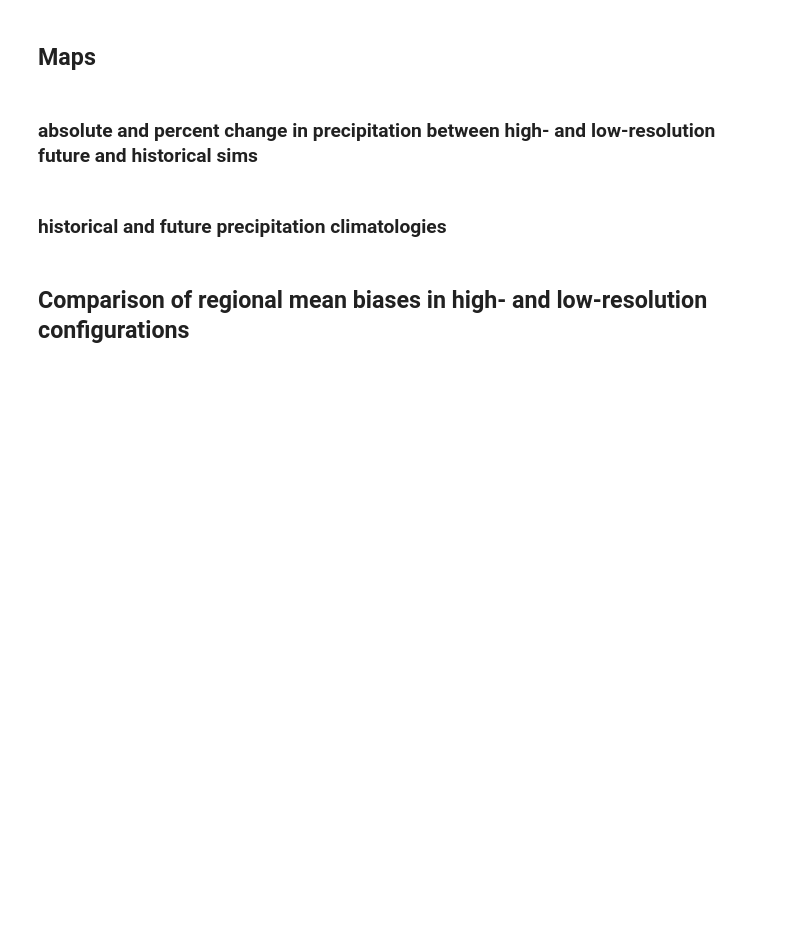
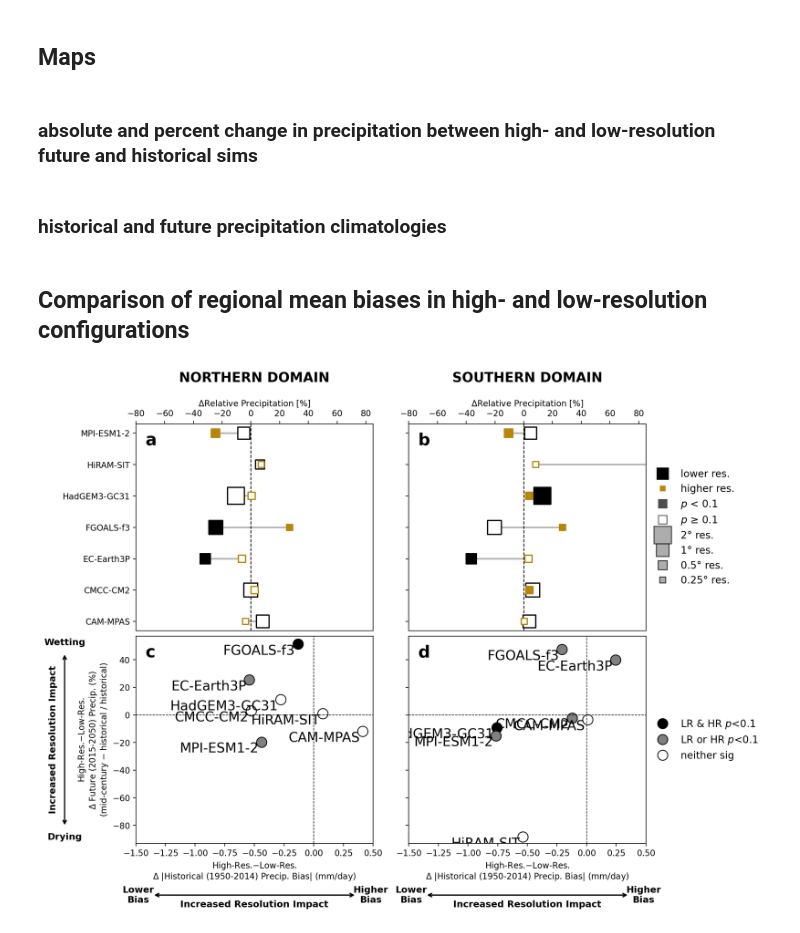
Before and after one commit to dervlamk/nam-topo-sensitivity, a Jupyter notebook: notebooks/HighResMIP_prec_future_delta.ipynb, the cells around one changed output. Drawn from its saved outputs; the diff is of its cells as text; code cells hidden in the pictures; blank space fills up the shorter version.

```diff
--- a/notebooks/HighResMIP_prec_future_delta.ipynb
+++ b/notebooks/HighResMIP_prec_future_delta.ipynb
@@ -804,34 +828,36 @@ for col, (domain, title) in enumerate(zip(domains, panel_titles)):
         ax_dot.legend(handles=legend_handles, **legend_kw)   # right of panel B
 
     # ----- Bottom row: HR-LR bias-diff vs HR-LR future-%-change-diff scatter -----
     ax_sc = axes[1, col]
     xvals  = hist_bias_abs[f'hist_bias_abs_diff_{domain}'].values
     yvals  = future_pct[f'future_pct_diff_{domain}'].values
     labels = future_pct[f'future_pct_diff_{domain}'].model.values
     xsig   = pct_pval_ds[f'pct_sig_lr_{domain}'].values.astype(bool)
     ysig   = pct_pval_ds[f'pct_sig_hr_{domain}'].values.astype(bool)
 
     for x, y, label, xs, ys in zip(xvals, yvals, labels, xsig, ysig):
         fc = 'k' if (xs and ys) else ('gray' if (xs or ys) else 'none')
         ax_sc.scatter([x], [y], s=150, ec='k', fc=fc, clip_on=False)
         ax_sc.text(x + label_offset[0], y + label_offset[1], label, **label_text_kw)
 
-    ax_sc.set(xlim=[-1.5, 0.5], ylim=[-90, 70])
+    ax_sc.set(xlim=[-1.5, 0.5], ylim=[-90, 50])
     ax_sc.axhline(0, color='k', ls='--', lw=.75)
     ax_sc.axvline(0, color='k', ls='--', lw=.75)
     ax_sc.set_xlabel(scatter_xlabel)
     ax_sc.text(0.04, 0.96, sc_letters[col], transform=ax_sc.transAxes, **panel_letter_kw)
     if col == 0:
         ax_sc.set_ylabel(scatter_ylabel)
         add_yaxis_arrow(ax_sc)   # vertical wetting/drying arrow, left of the shared y-axis
         add_xaxis_arrow(ax_sc)   # horizontal less/more-bias arrow, beneath panel C
     else:
         ax_sc.tick_params(labelleft=False)
         add_xaxis_arrow(ax_sc)
         ax_sc.legend(handles=scatter_legend_handles, **scatter_legend_kw)
 
 plt.savefig(f'../figs/prec_hrmip_future_delta_{hist_st_yr}-{hist_end_yr}_vs_{fut_st_yr}-{fut_end_yr}.png', transparent=False, bbox_inches='tight')
 plt.savefig(f'../figs/prec_hrmip_future_delta_{hist_st_yr}-{hist_end_yr}_vs_{fut_st_yr}-{fut_end_yr}.pdf', transparent=False, bbox_inches='tight')
+# %% [output]
+[figure, added]
 # %%
 # Historical bias: Low-Res. vs High-Res.
 plot_scatter_comparison(
```
Also changed, not shown: parts of 4 cells of this notebook, 2 other files.
